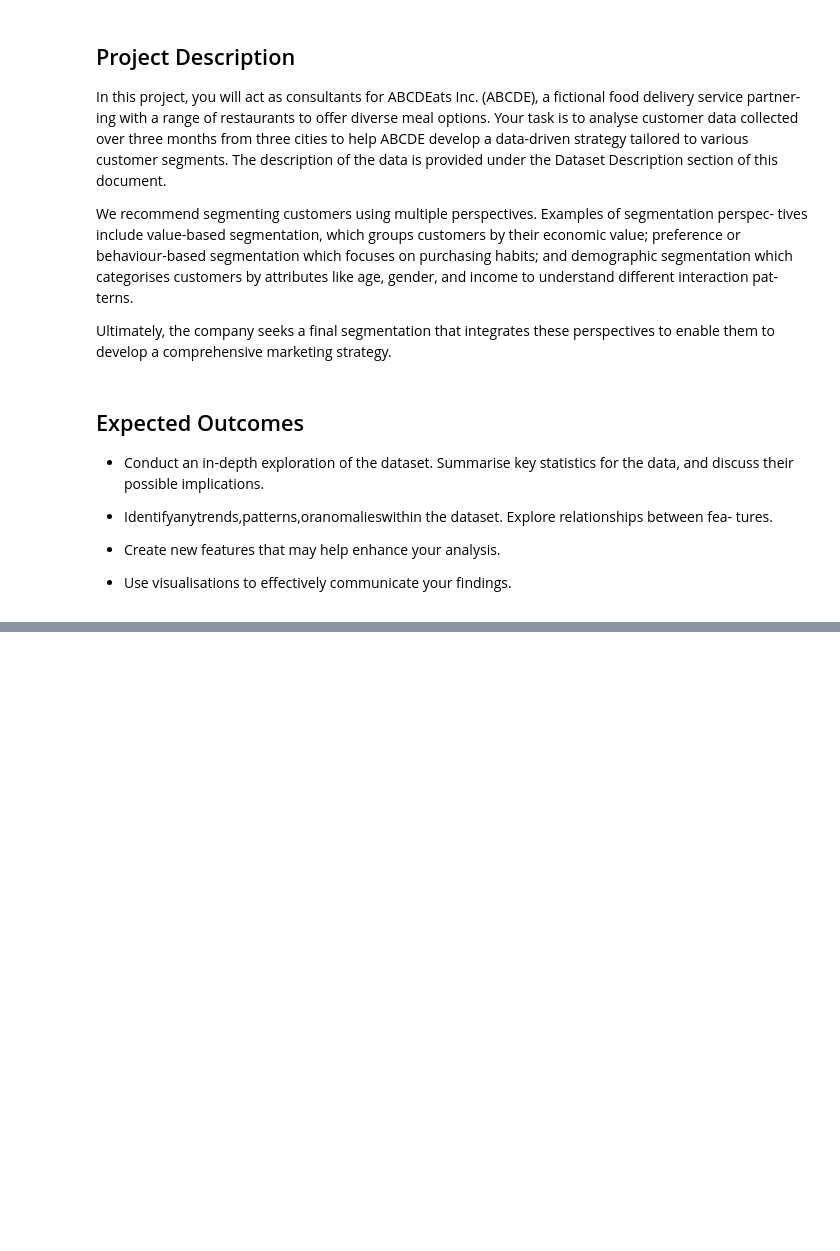
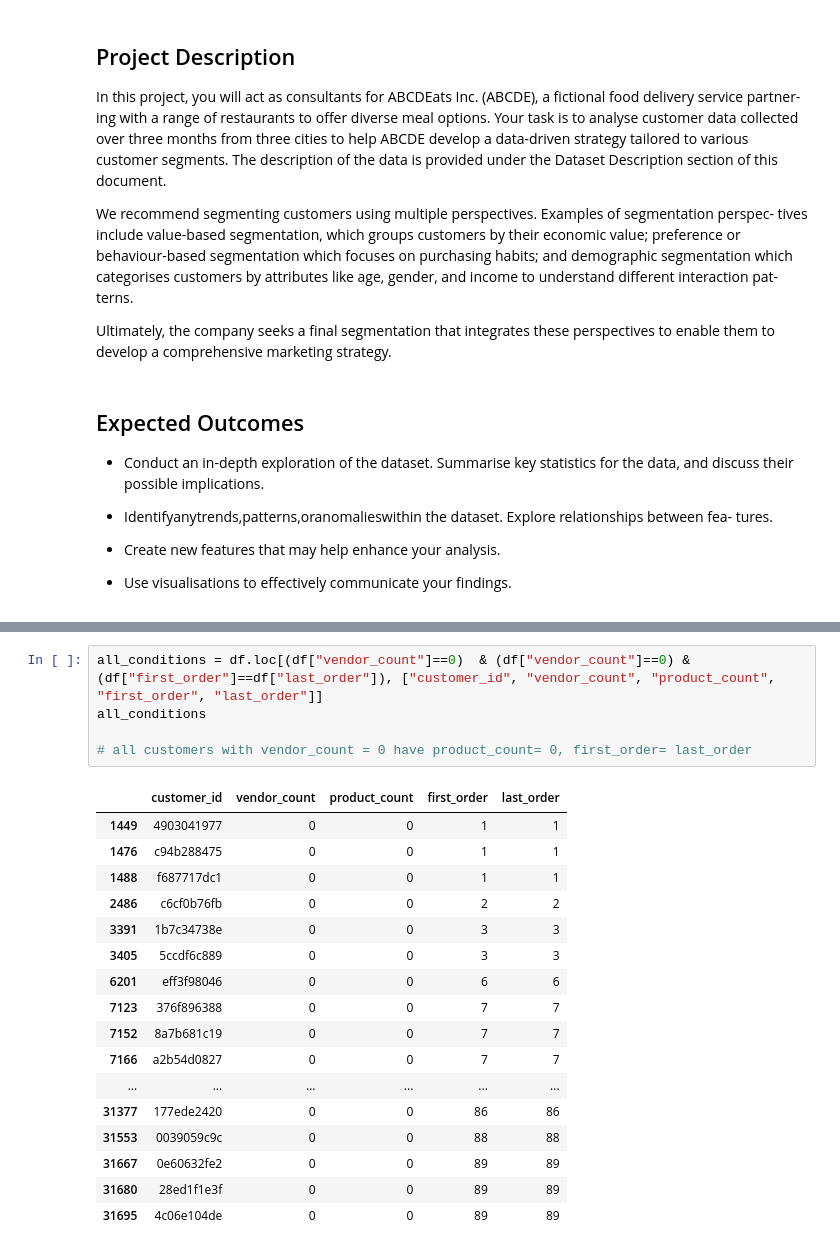
Before and after one commit to Gomsofi06/Data_Mining_NOVAIMS, a Jupyter notebook: src/ABCDEats_Inc.ipynb, the cells around one changed output, grey strips where cells are left out. Drawn from its saved outputs; the diff is of its cells as text; blank space fills up the shorter version.

```diff
--- a/src/ABCDEats_Inc.ipynb
+++ b/src/ABCDEats_Inc.ipynb
@@ -26,0 +443,23 @@ Ultimately, the company seeks a final segmentation that integrates these perspec
+# %%
+all_conditions = df.loc[(df["vendor_count"]==0)  & (df["vendor_count"]==0) & (df["first_order"]==df["last_order"]), ["customer_id", "vendor_count", "product_count", "first_order", "last_order"]]
+all_conditions
+
+# all customers with vendor_count = 0 have product_count= 0, first_order= last_order
+# %% [output]
+|  | customer_id | vendor_count | product_count | first_order | last_order |
+| 1449 | 4903041977 | 0 | 0 | 1 | 1 |
+| 1476 | c94b288475 | 0 | 0 | 1 | 1 |
+| 1488 | f687717dc1 | 0 | 0 | 1 | 1 |
+| 2486 | c6cf0b76fb | 0 | 0 | 2 | 2 |
+| 3391 | 1b7c34738e | 0 | 0 | 3 | 3 |
+| 3405 | 5ccdf6c889 | 0 | 0 | 3 | 3 |
+| 6201 | eff3f98046 | 0 | 0 | 6 | 6 |
+| 7123 | 376f896388 | 0 | 0 | 7 | 7 |
+| 7152 | 8a7b681c19 | 0 | 0 | 7 | 7 |
+| 7166 | a2b54d0827 | 0 | 0 | 7 | 7 |
+| ... | ... | ... | ... | ... | ... |
+| 31377 | 177ede2420 | 0 | 0 | 86 | 86 |
+| 31553 | 0039059c9c | 0 | 0 | 88 | 88 |
+| 31667 | 0e60632fe2 | 0 | 0 | 89 | 89 |
+| 31680 | 28ed1f1e3f | 0 | 0 | 89 | 89 |
+| 31695 | 4c06e104de | 0 | 0 | 89 | 89 |
```
Also changed, not shown: parts of 57 cells of this notebook.
